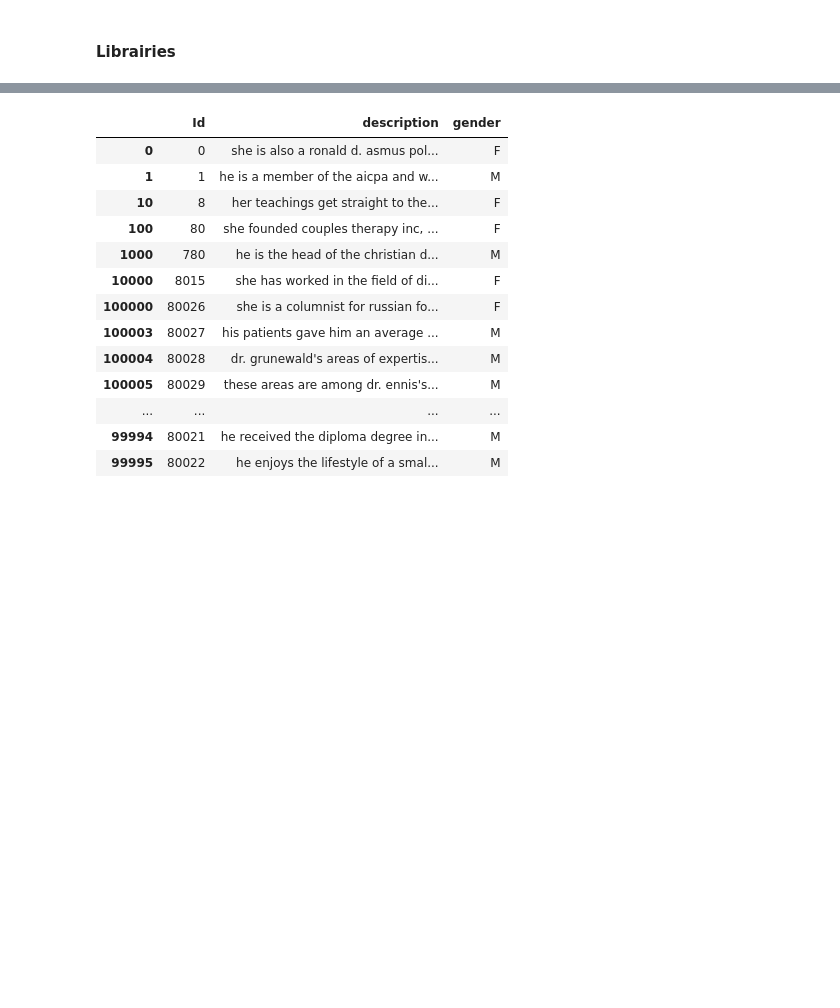
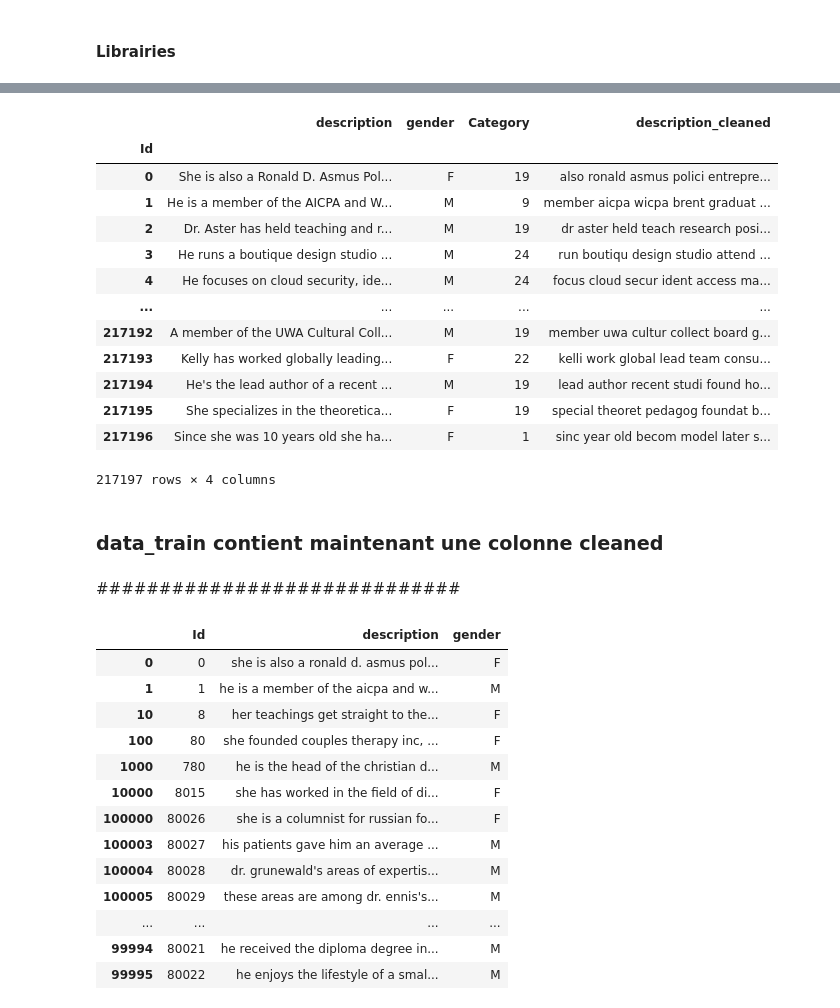
Before and after one commit to MayVoong1/Defi_IA, a Jupyter notebook: defi-ia.ipynb, the cells around one changed output, grey strips where cells are left out. Saved outputs shown, nothing was run; the diff lists cells and outputs as text; code cells hidden in the pictures; blank space fills up the shorter version.

```diff
--- a/defi-ia.ipynb
+++ b/defi-ia.ipynb
@@ -50,3 +41,8 @@ train_label
 | 217195 | 217195 | 19 |
 | 217196 | 217196 | 1 |
 217197 rows × 2 columns
+# %%
+data_train=pd.concat([train_df,train_label],axis=1)
+# %%
+data_train.gender=pd.Categorical(data_train.gender)
+data_train.Category=pd.Categorical(data_train.Category)
@@ -93,3 +145,24 @@ from nltk.corpus import stopwords
+# %%
+data_train
+# %% [output]
+|  | description | gender | Category | description_cleaned |
+| Id |  |  |  |  |
+| 0 | She is also a Ronald D. Asmus Pol... | F | 19 | also ronald asmus polici entrepre... |
+| 1 | He is a member of the AICPA and W... | M | 9 | member aicpa wicpa brent graduat ... |
+| 2 | Dr. Aster has held teaching and r... | M | 19 | dr aster held teach research posi... |
+| 3 | He runs a boutique design studio ... | M | 24 | run boutiqu design studio attend ... |
+| 4 | He focuses on cloud security, ide... | M | 24 | focus cloud secur ident access ma... |
+| ... | ... | ... | ... | ... |
+| 217192 | A member of the UWA Cultural Coll... | M | 19 | member uwa cultur collect board g... |
+| 217193 | Kelly has worked globally leading... | F | 22 | kelli work global lead team consu... |
+| 217194 | He's the lead author of a recent ... | M | 19 | lead author recent studi found ho... |
+| 217195 | She specializes in the theoretica... | F | 19 | special theoret pedagog foundat b... |
+| 217196 | Since she was 10 years old she ha... | F | 1 | sinc year old becom model later s... |
+217197 rows × 4 columns
+# %% [markdown]
+### data_train contient maintenant une colonne cleaned
+# %% [markdown]
+#############################
 # %%
 lower= lambda new : new.lower()
 # %%
```
Also changed, not shown: parts of 14 cells of this notebook, 5 other files.
